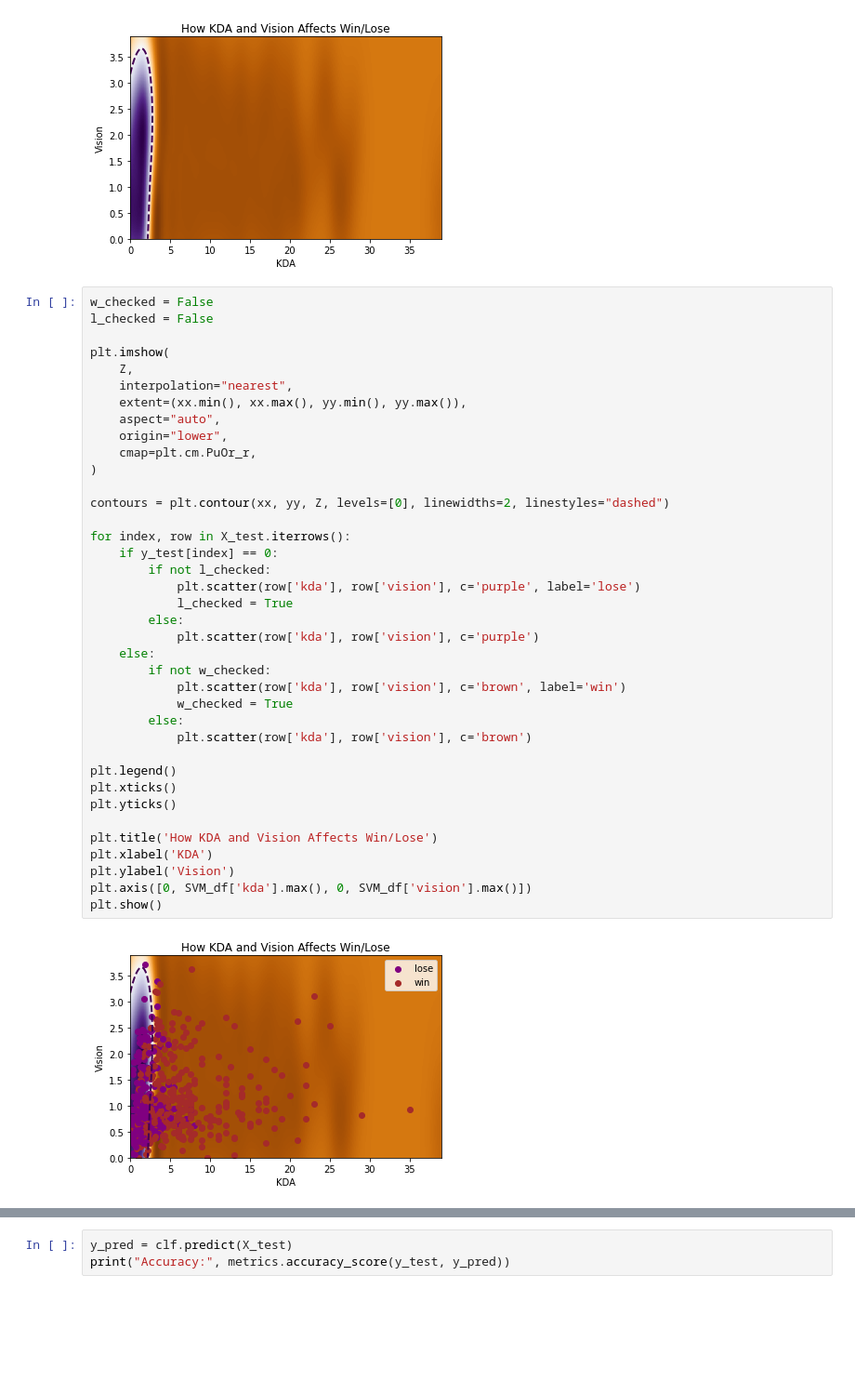
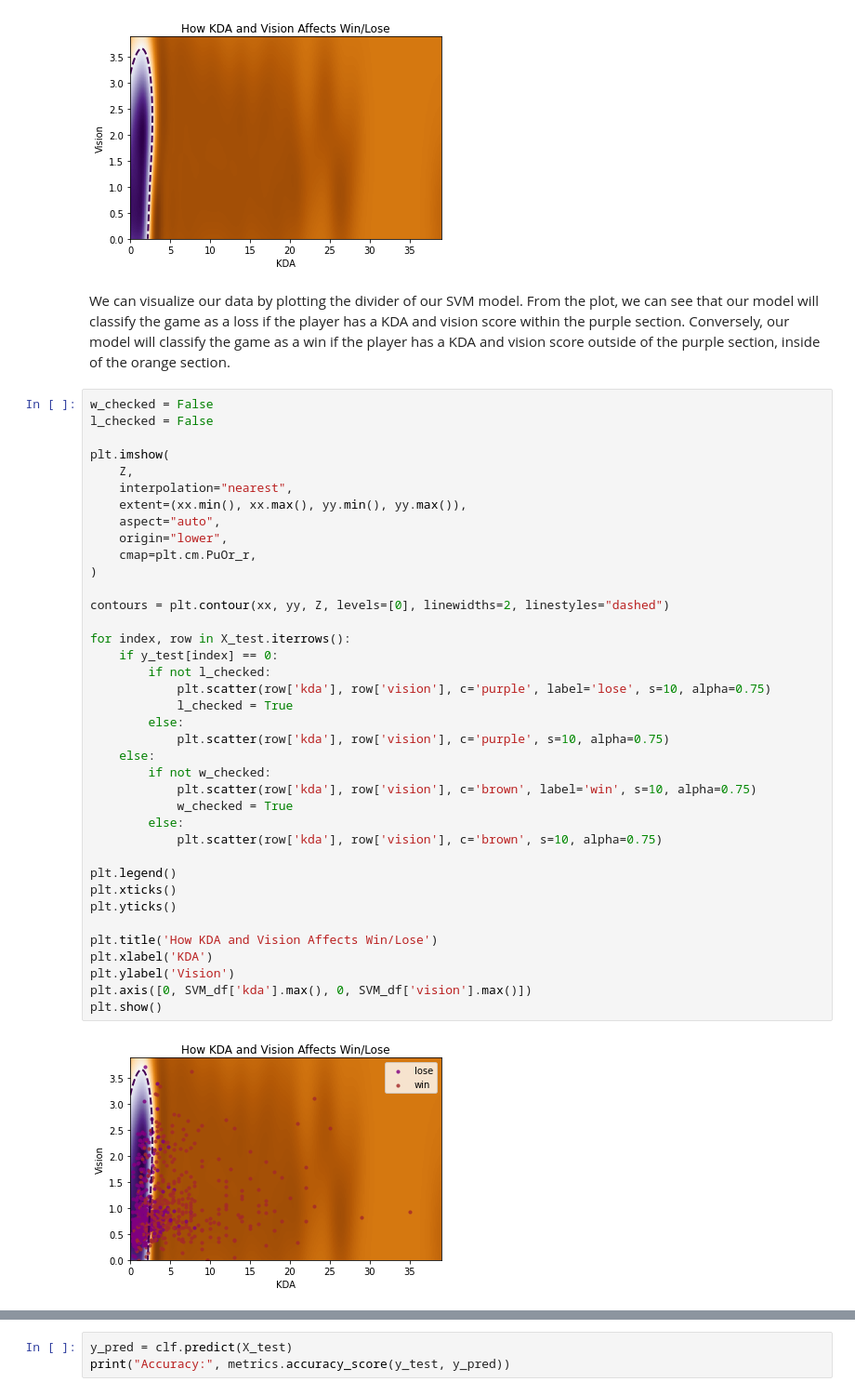
Before and after one commit to dvnmn/320-final-project, a Jupyter notebook: 320_Final_Project.ipynb, the cells around one changed output, grey strips where cells are left out. Shown at 93% size. Saved outputs shown, nothing was run; the diff lists cells and outputs as text; blank space fills up the shorter version.

```diff
--- a/320_Final_Project.ipynb
+++ b/320_Final_Project.ipynb
@@ -366,6 +394,8 @@ plt.axis([0, SVM_df['kda'].max(), 0, SVM_df['vision'].max()])
 plt.show()
 # %% [output]
 [figure]
+# %% [markdown]
+We can visualize our data by plotting the divider of our SVM model. From the plot, we can see that our model will classify the game as a loss if the player has a KDA and vision score within the purple section. Conversely, our model will classify the game as a win if the player has a KDA and vision score outside of the purple section, inside of the orange section.
 # %%
 w_checked = False
 l_checked = False
@@ -374,35 +404,35 @@ plt.imshow(
     Z,
     interpolation="nearest",
     extent=(xx.min(), xx.max(), yy.min(), yy.max()),
     aspect="auto",
     origin="lower",
     cmap=plt.cm.PuOr_r,
 )
 
 contours = plt.contour(xx, yy, Z, levels=[0], linewidths=2, linestyles="dashed")
 
 for index, row in X_test.iterrows():
     if y_test[index] == 0:
         if not l_checked:
-            plt.scatter(row['kda'], row['vision'], c='purple', label='lose')
+            plt.scatter(row['kda'], row['vision'], c='purple', label='lose', s=10, alpha=0.75)
             l_checked = True
         else:
-            plt.scatter(row['kda'], row['vision'], c='purple')
+            plt.scatter(row['kda'], row['vision'], c='purple', s=10, alpha=0.75)
     else:
         if not w_checked:
-            plt.scatter(row['kda'], row['vision'], c='brown', label='win')
+            plt.scatter(row['kda'], row['vision'], c='brown', label='win', s=10, alpha=0.75)
             w_checked = True
         else:
-            plt.scatter(row['kda'], row['vision'], c='brown')
+            plt.scatter(row['kda'], row['vision'], c='brown', s=10, alpha=0.75)
 
 plt.legend()
 plt.xticks()
 plt.yticks()
 
 plt.title('How KDA and Vision Affects Win/Lose')
 plt.xlabel('KDA')
 plt.ylabel('Vision')
 plt.axis([0, SVM_df['kda'].max(), 0, SVM_df['vision'].max()])
 plt.show()
 # %% [output]
-[figure, old version]
+[figure, new version]
```
Also changed, not shown: parts of 13 cells of this notebook.
